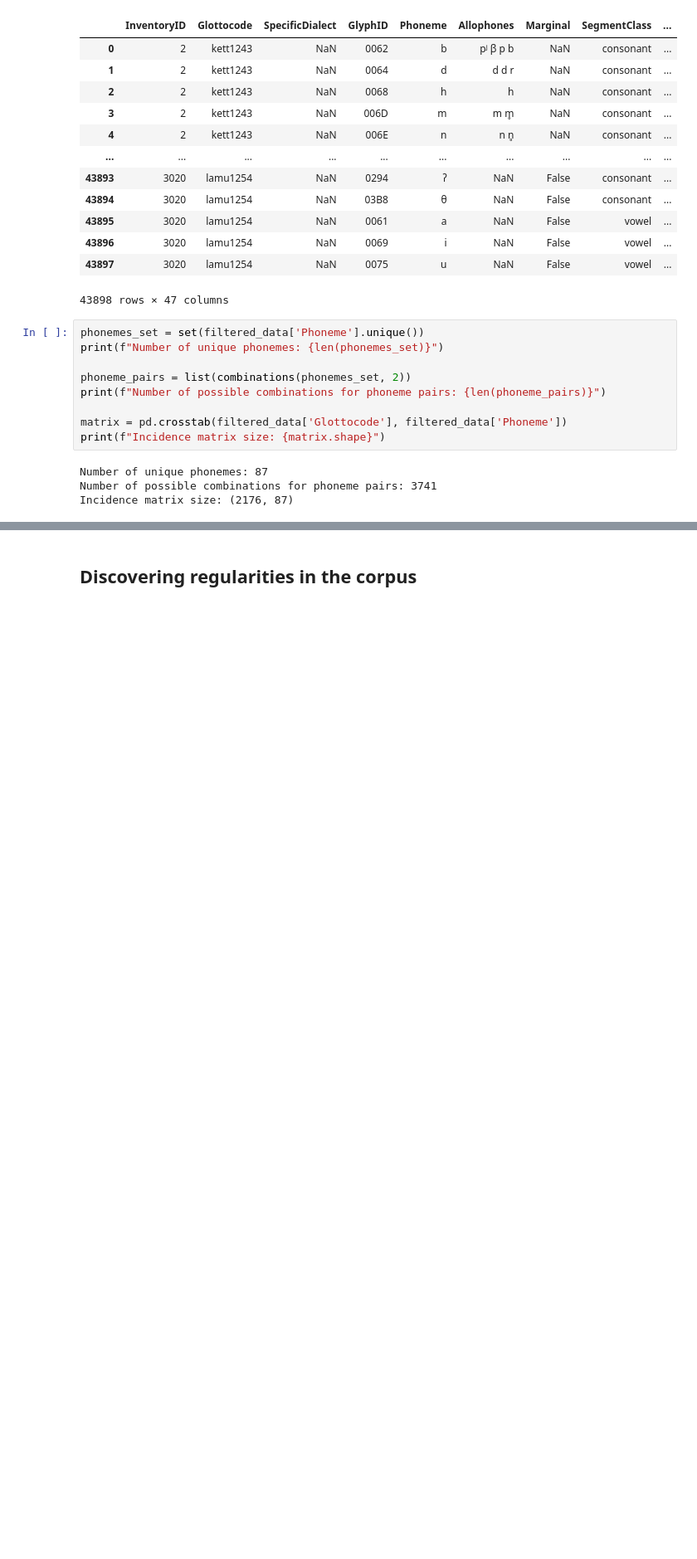
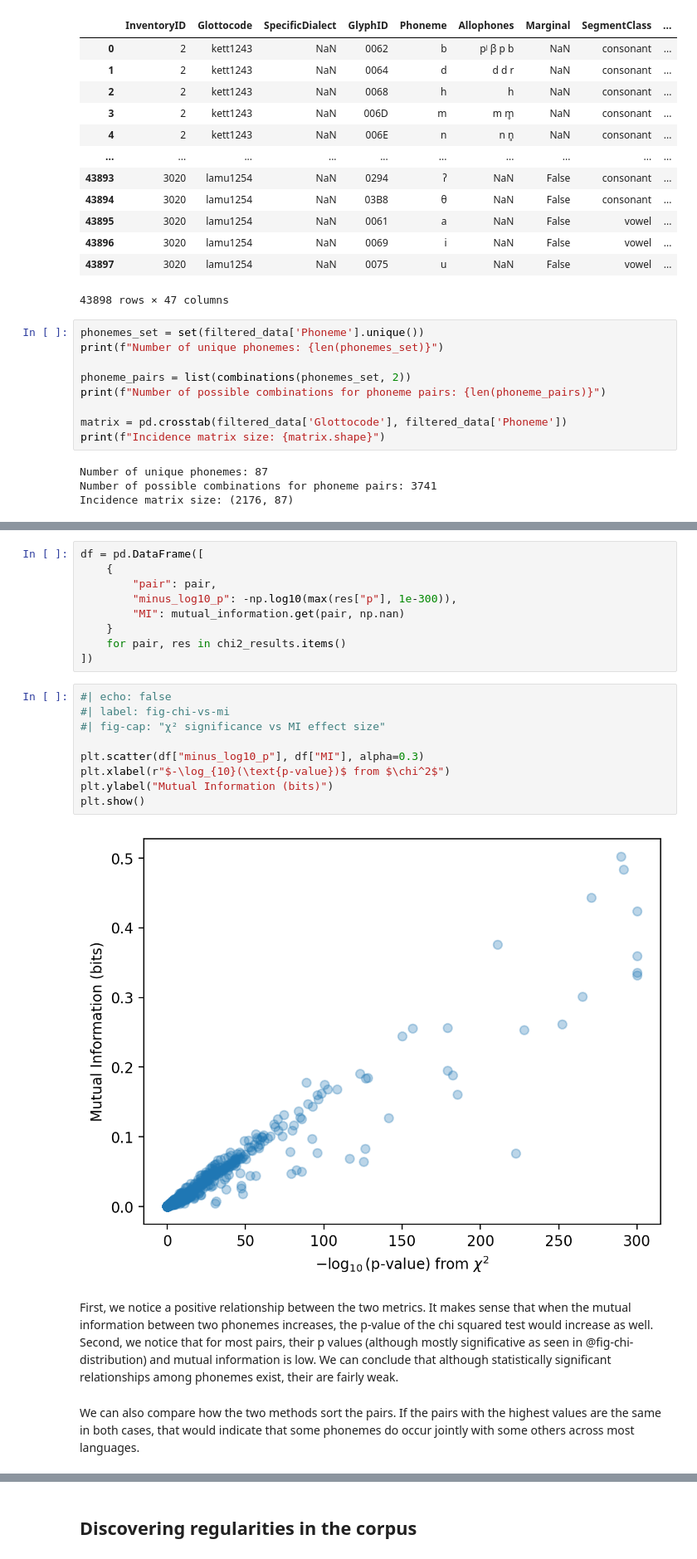
Before and after one commit to phtryll/nlp-labs, a Jupyter notebook: vowel-inventories/vowel_inventories.ipynb, the cells around one changed output, grey strips where cells are left out. Shown: that part at 83% size. Saved outputs shown, nothing was run; the diff lists cells and outputs as text; blank space fills up the shorter version.

```diff
--- a/vowel-inventories/vowel_inventories.ipynb
+++ b/vowel-inventories/vowel_inventories.ipynb
@@ -810,0 +966,24 @@ We have considerably reduced the size of our data.
+# %%
+df = pd.DataFrame([
+    {
+        "pair": pair,
+        "minus_log10_p": -np.log10(max(res["p"], 1e-300)),
+        "MI": mutual_information.get(pair, np.nan)
+    }
+    for pair, res in chi2_results.items()
+])
+# %%
+#| echo: false
+#| label: fig-chi-vs-mi
+#| fig-cap: "χ² significance vs MI effect size"
+
+plt.scatter(df["minus_log10_p"], df["MI"], alpha=0.3)
+plt.xlabel(r"$-\log_{10}(\text{p-value})$ from $\chi^2$")
+plt.ylabel("Mutual Information (bits)")
+plt.show()
+# %% [output]
+[figure, added]
+# %% [markdown]
+First, we notice a positive relationship between the two metrics. It makes sense that when the mutual information between two phonemes increases, the p-value of the chi squared test would increase as well. Second, we notice that for most pairs, their p values (although mostly significative as seen in @fig-chi-distribution) and mutual information is low. We can conclude that although statistically significant relationships among phonemes exist, their are fairly weak.
+# %% [markdown]
+We can also compare how the two methods sort the pairs. If the pairs with the highest values are the same in both cases, that would indicate that some phonemes do occur jointly with some others across most languages.
```
Also changed, not shown: parts of 29 cells of this notebook, 1 other file.
